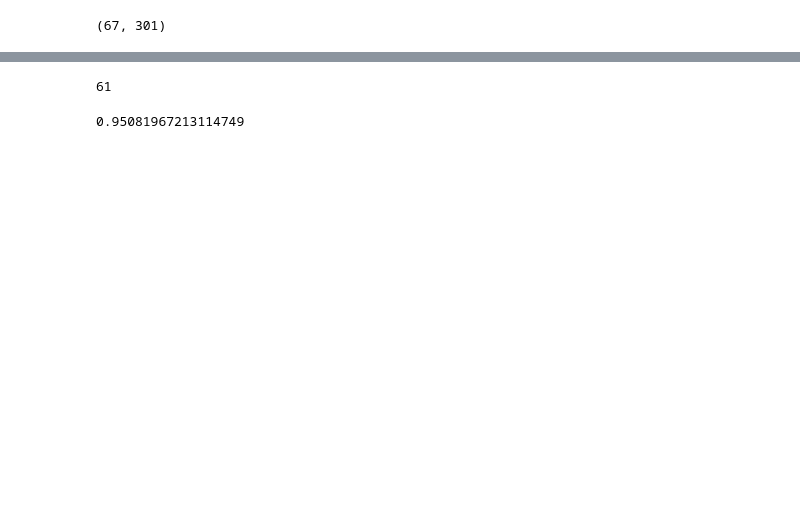
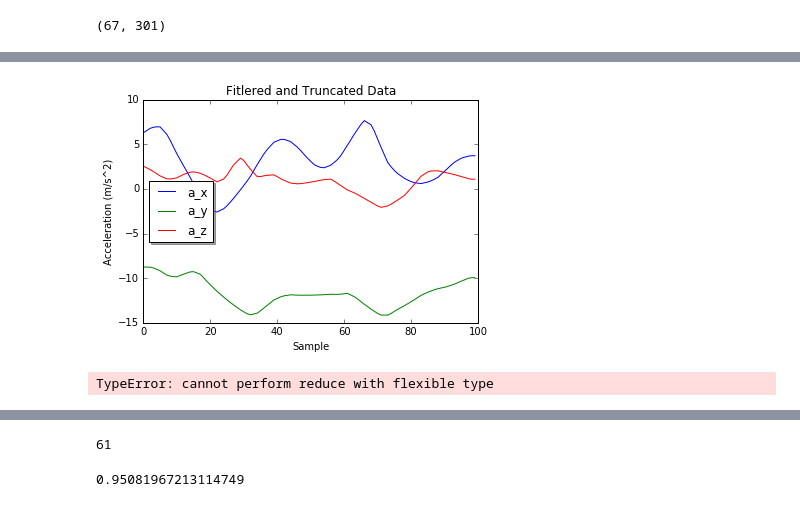
Before and after one commit to dkanarek12/metis_work, a Jupyter notebook: projects/05-Kojak/05-Kojak.ipynb, the cells around one changed output, grey strips where cells are left out. Drawn from its saved outputs; the diff is of its cells as text; code cells hidden in the pictures; blank space fills up the shorter version.

```diff
--- a/projects/05-Kojak/05-Kojak.ipynb
+++ b/projects/05-Kojak/05-Kojak.ipynb
@@ -336,2 +312,0 @@ plot_gesture(Trunc_Filt_Data,16)
-# %%
-multi_simulation_accuracy(Trunc_Filt_Data, classifier = 'DecisionTree')
@@ -361,3 +343,15 @@ Trunc_Filt_FFT_Data = np.append(Trunc_Filt_Data[:,:-1],FFT_Data,axis=1)
+# %%
+plot_gesture(Trunc_Filt_Data,g,title = 'Fitlered and Truncated Data')
+# %% [output]
+[figure, added]
+# %%
+d = [Data,Filtered_Data,Trunc_Filt_Data,Trunc_Filt_FFT_Data]
+c  = ['NaiveBayes','DecisionTree','SVC','RandomForest','KNeighbors']
+#for dataset in d:
+print multi_simulation_accuracy(np.concatenate((Data[:,:-1].astype(float),Data[:,-1].reshape(-1,1)),axis = 1),
+                                classifier = 'NaiveBayes',numTraining = 5 )
+# %% [output]
+TypeError: cannot perform reduce with flexible type
 # %%
 import pickle
 with open("Trunc_Filt_Data_FFT.pkl", 'w') as datafile:
```
Also changed, not shown: parts of 35 cells of this notebook, 1 other file.
